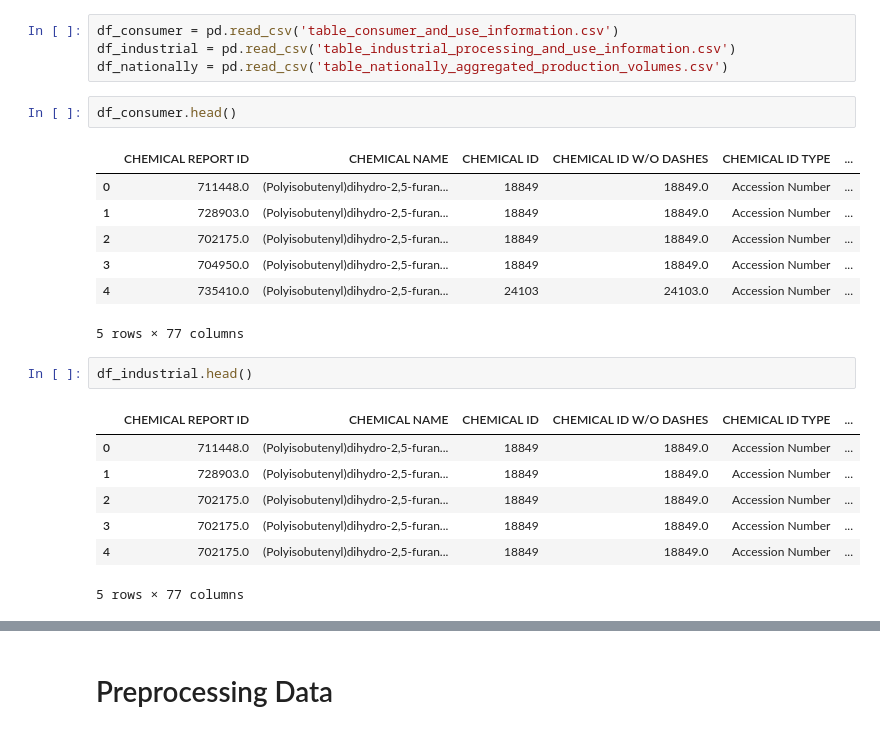
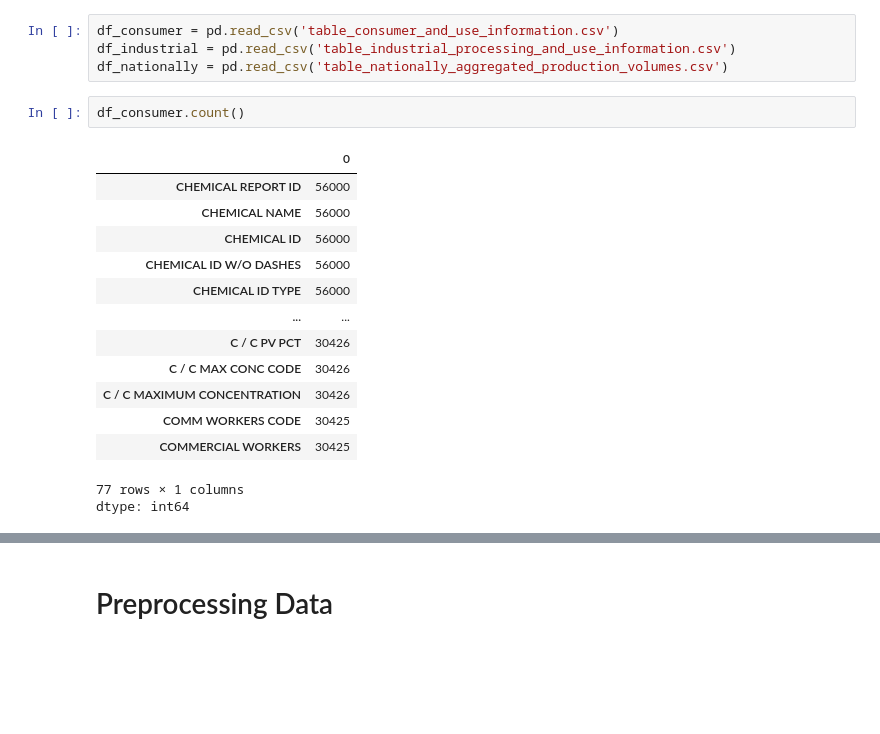
Before and after one commit to randy-ar/gcolab, a Jupyter notebook: Preprocessing_data_EPA_Chemical_Data_Reporting.ipynb, the cells around one changed output, grey strips where cells are left out. Cells and saved outputs as stored; diff of their text form; blank space fills up the shorter version.

```diff
--- a/Preprocessing_data_EPA_Chemical_Data_Reporting.ipynb
+++ b/Preprocessing_data_EPA_Chemical_Data_Reporting.ipynb
@@ -33,22 +46,19 @@ df_consumer = pd.read_csv('table_consumer_and_use_information.csv')
 df_industrial = pd.read_csv('table_industrial_processing_and_use_information.csv')
 df_nationally = pd.read_csv('table_nationally_aggregated_production_volumes.csv')
 # %%
-df_consumer.head()
+df_consumer.count()
 # %% [output]
-|  | CHEMICAL REPORT ID | CHEMICAL NAME | CHEMICAL ID | CHEMICAL ID W/O DASHES | CHEMICAL ID TYPE | ... |
-| 0 | 711448.0 | (Polyisobutenyl)dihydro-2,5-furan... | 18849 | 18849.0 | Accession Number | ... |
-| 1 | 728903.0 | (Polyisobutenyl)dihydro-2,5-furan... | 18849 | 18849.0 | Accession Number | ... |
-| 2 | 702175.0 | (Polyisobutenyl)dihydro-2,5-furan... | 18849 | 18849.0 | Accession Number | ... |
-| 3 | 704950.0 | (Polyisobutenyl)dihydro-2,5-furan... | 18849 | 18849.0 | Accession Number | ... |
-| 4 | 735410.0 | (Polyisobutenyl)dihydro-2,5-furan... | 24103 | 24103.0 | Accession Number | ... |
+|  | 0 |
+| CHEMICAL REPORT ID | 56000 |
+| CHEMICAL NAME | 56000 |
+| CHEMICAL ID | 56000 |
+| CHEMICAL ID W/O DASHES | 56000 |
+| CHEMICAL ID TYPE | 56000 |
+| ... | ... |
+| C / C PV PCT | 30426 |
+| C / C MAX CONC CODE | 30426 |
+| C / C MAXIMUM CONCENTRATION | 30426 |
+| COMM WORKERS CODE | 30425 |
+| COMMERCIAL WORKERS | 30425 |
-5 rows × 77 columns
+77 rows × 1 columns
+dtype: int64
-# %%
-df_industrial.head()
-# %% [output]
-|  | CHEMICAL REPORT ID | CHEMICAL NAME | CHEMICAL ID | CHEMICAL ID W/O DASHES | CHEMICAL ID TYPE | ... |
-| 0 | 711448.0 | (Polyisobutenyl)dihydro-2,5-furan... | 18849 | 18849.0 | Accession Number | ... |
-| 1 | 728903.0 | (Polyisobutenyl)dihydro-2,5-furan... | 18849 | 18849.0 | Accession Number | ... |
-| 2 | 702175.0 | (Polyisobutenyl)dihydro-2,5-furan... | 18849 | 18849.0 | Accession Number | ... |
-| 3 | 702175.0 | (Polyisobutenyl)dihydro-2,5-furan... | 18849 | 18849.0 | Accession Number | ... |
-| 4 | 702175.0 | (Polyisobutenyl)dihydro-2,5-furan... | 18849 | 18849.0 | Accession Number | ... |
-5 rows × 77 columns
```
Also changed, not shown: parts of 51 cells of this notebook.
